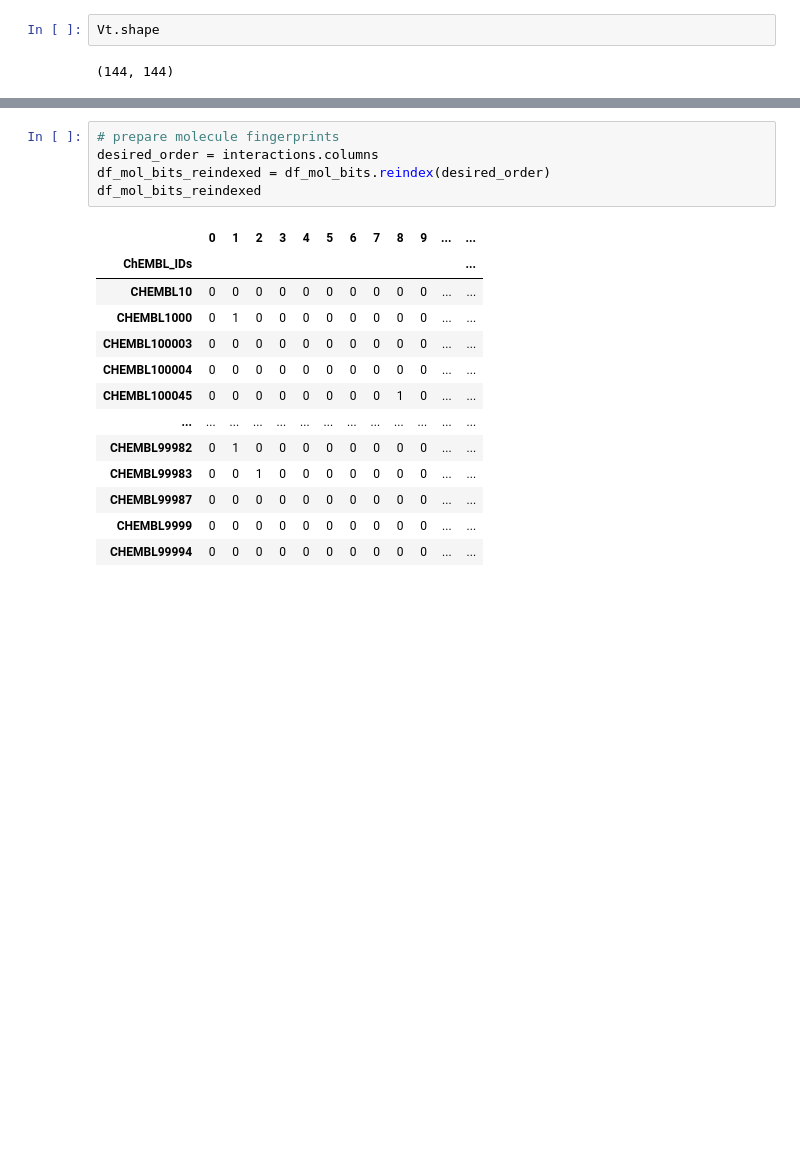
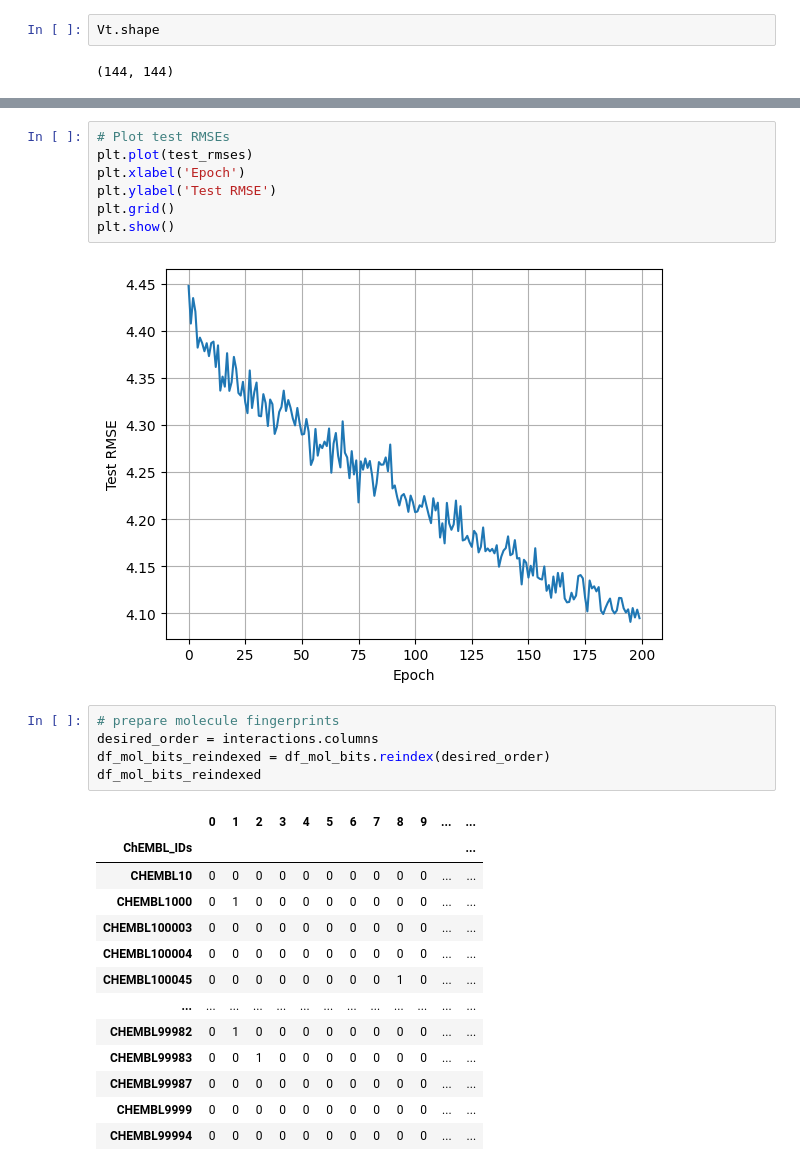
Before and after one commit to tildtr/data-mining-assignments, a Jupyter notebook: Project/DM_Project_Til.ipynb, the cells around one changed output, grey strips where cells are left out. Drawn from its saved outputs; the diff is of its cells as text; blank space fills up the shorter version.

```diff
--- a/Project/DM_Project_Til.ipynb
+++ b/Project/DM_Project_Til.ipynb
@@ -374,3 +378,12 @@ plt.show()
+# %%
+# Plot test RMSEs
+plt.plot(test_rmses)
+plt.xlabel('Epoch')
+plt.ylabel('Test RMSE')
+plt.grid()
+plt.show()
+# %% [output]
+[figure, added]
 # %%
 # prepare molecule fingerprints
 desired_order = interactions.columns
```
Also changed, not shown: parts of 8 cells of this notebook.
